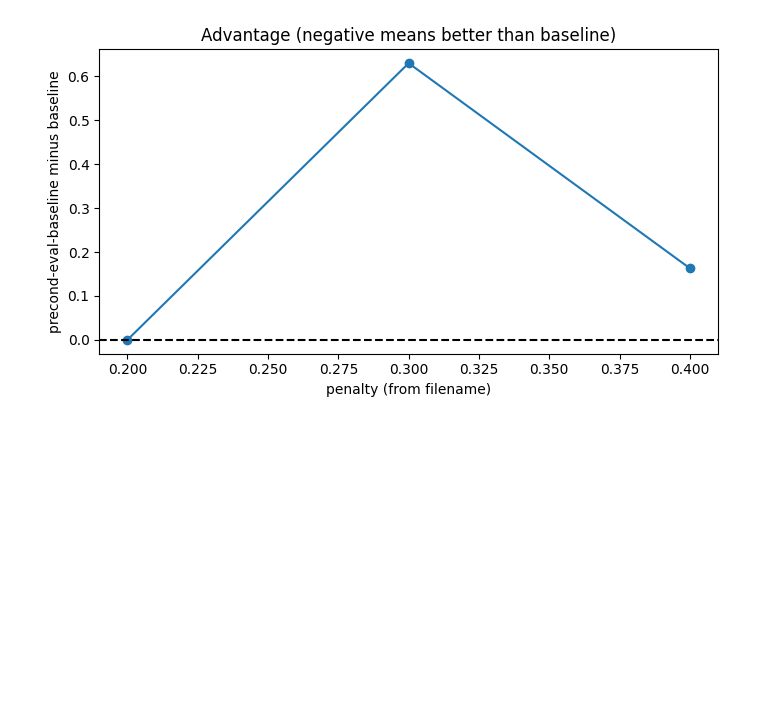
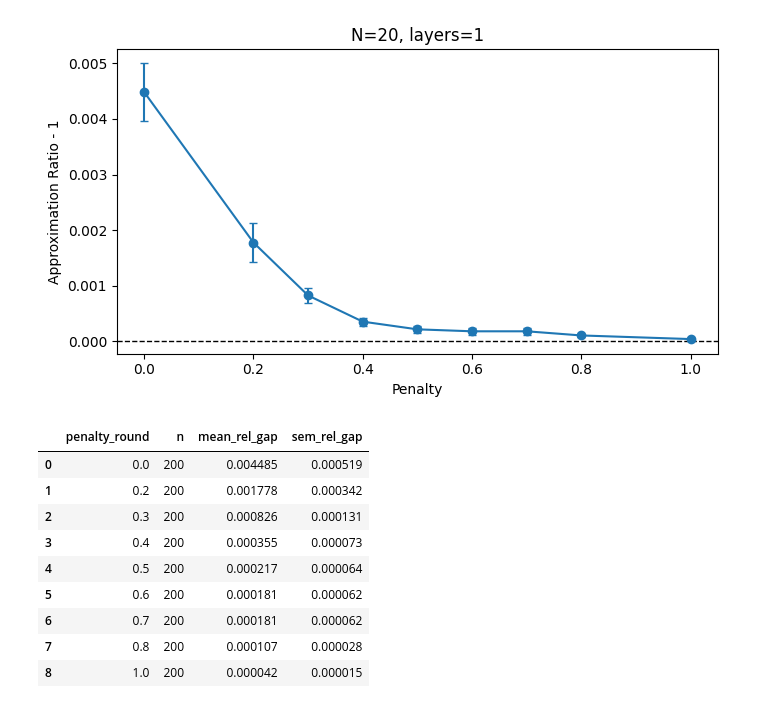
Before and after one commit to SECQUOIA/Quantum_Preconditioning_Constrained_Optimization, a Jupyter notebook: notebooks/analysis.ipynb, the cells around one changed output. Saved outputs shown, nothing was run; the diff lists cells and outputs as text; code cells hidden in the pictures; blank space fills up the shorter version.

```diff
--- a/notebooks/analysis.ipynb
+++ b/notebooks/analysis.ipynb
@@ -121,14 +191,35 @@ plt.show()
 # %%
-pre['gap_to_baseline'] = pre['objective_baseline'] - baseline_obj
+# Relative gap version: ratio - 1 (negative means better than baseline for a minimization objective).
+agg_gap = agg[['penalty_round', 'n']].copy()
+agg_gap['mean_rel_gap'] = agg['mean_ratio'] - 1
+agg_gap['sem_rel_gap'] = agg['sem_ratio']
 
 plt.figure(figsize=(7,4))
-plt.plot(pre['penalty'], pre['gap_to_baseline'], marker='o')
-plt.axhline(0.0, color='k', linestyle='--')
-plt.xlabel('penalty (from filename)')
-plt.ylabel('precond-eval-baseline minus baseline')
-plt.title('Advantage (negative means better than baseline)')
+plt.errorbar(
+    agg_gap['penalty_round'],
+    agg_gap['mean_rel_gap'],
+    yerr=agg_gap['sem_rel_gap'],
+    fmt='o-',
+    capsize=3,
+)
+plt.axhline(0.0, color='k', linestyle='--', linewidth=1.0)
+plt.xlabel('Penalty')
+plt.ylabel('Approximation Ratio - 1')
+plt.title(f'N={N}, layers={LAYERS}')
 plt.tight_layout()
 plt.show()
+
+agg_gap
 # %% [output]
-[figure, old version]
+[figure, new version]
+|  | penalty_round | n | mean_rel_gap | sem_rel_gap |
+| 0 | 0.0 | 200 | 0.004485 | 0.000519 |
+| 1 | 0.2 | 200 | 0.001778 | 0.000342 |
+| 2 | 0.3 | 200 | 0.000826 | 0.000131 |
+| 3 | 0.4 | 200 | 0.000355 | 0.000073 |
+| 4 | 0.5 | 200 | 0.000217 | 0.000064 |
+| 5 | 0.6 | 200 | 0.000181 | 0.000062 |
+| 6 | 0.7 | 200 | 0.000181 | 0.000062 |
+| 7 | 0.8 | 200 | 0.000107 | 0.000028 |
+| 8 | 1.0 | 200 | 0.000042 | 0.000015 |
 # %%
```
Also changed, not shown: parts of 4 cells of this notebook, 18 other files.
